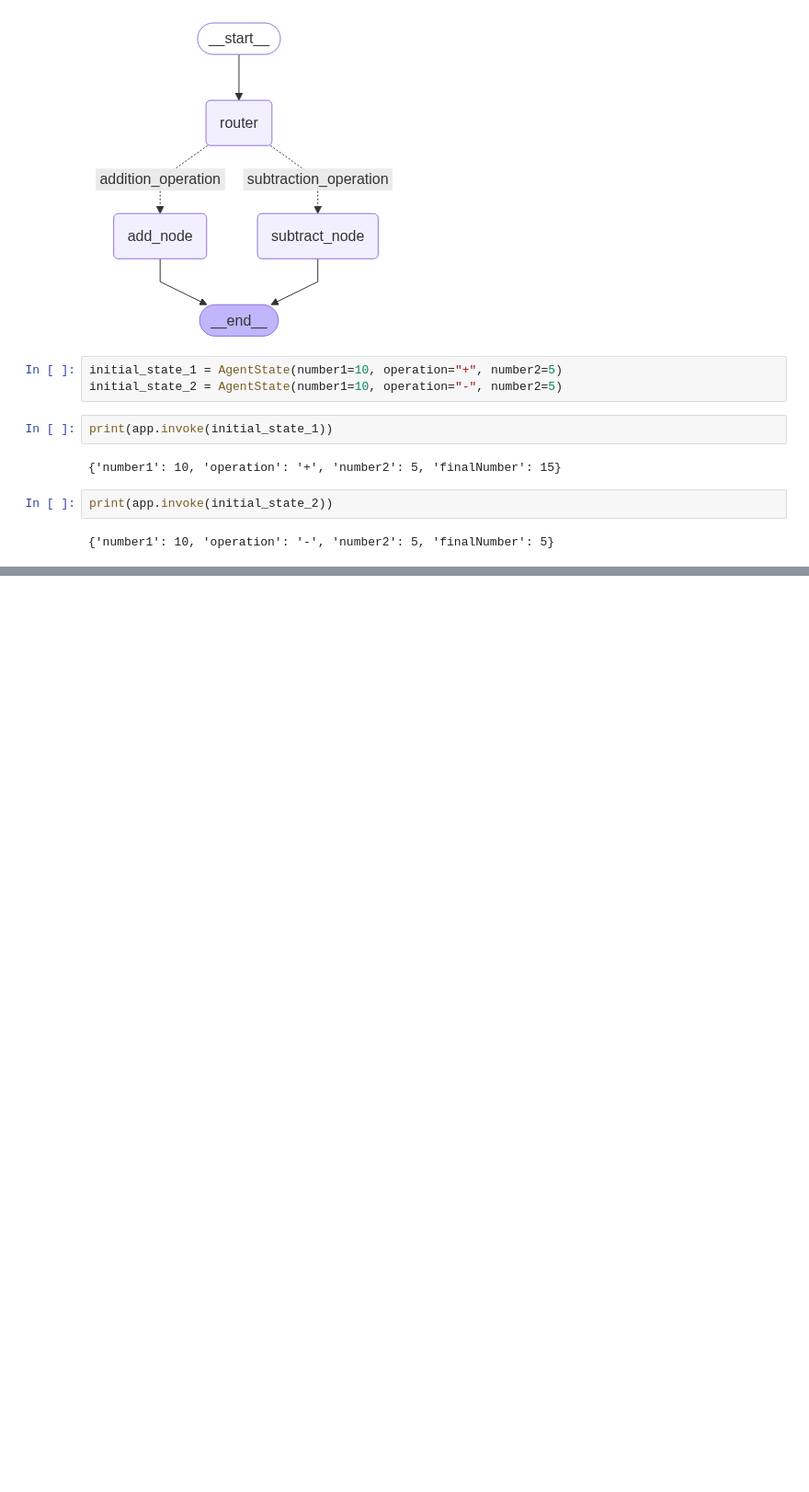
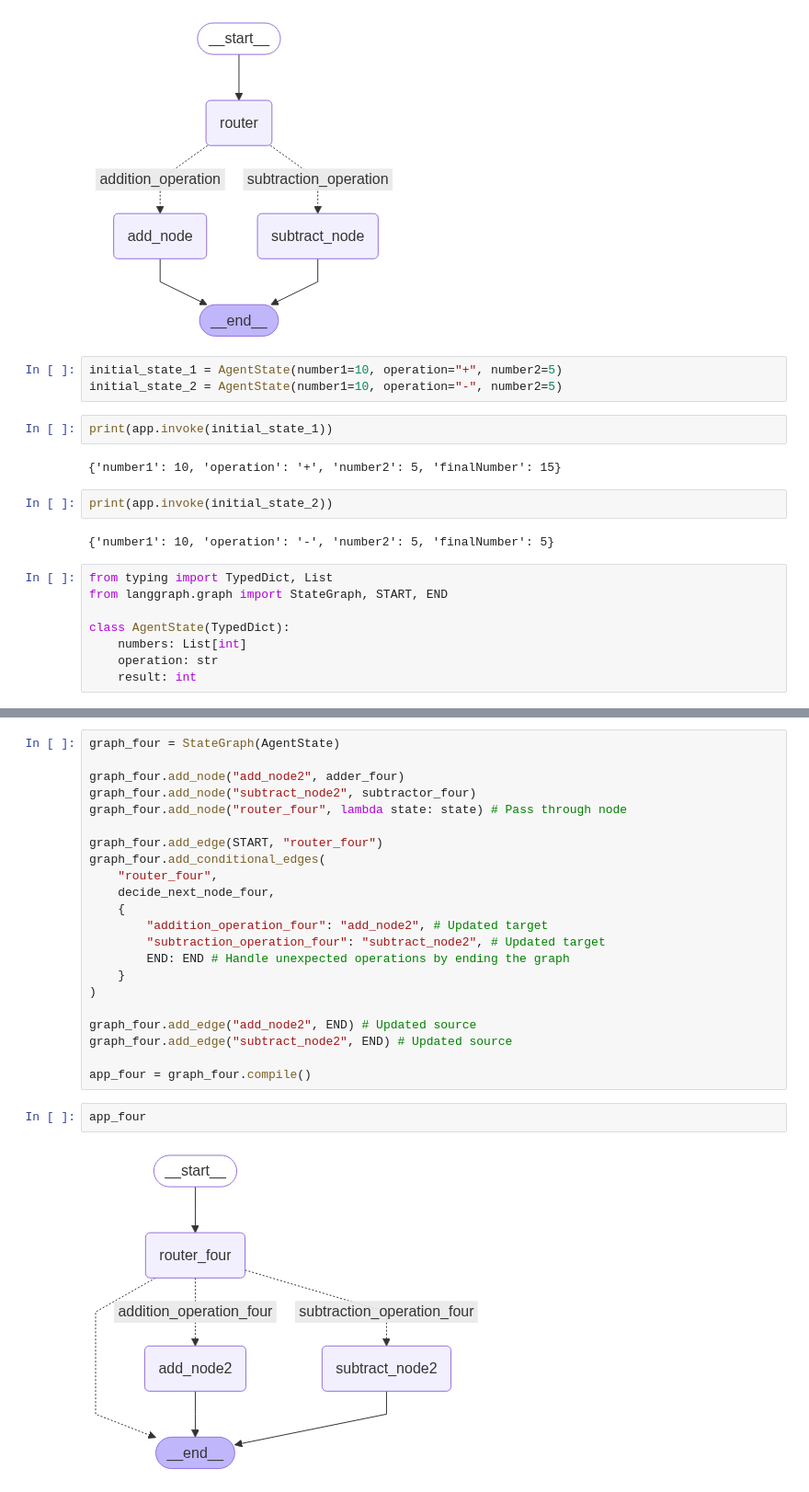
Before and after one commit to debojit11070/langgraph_practice_1, a Jupyter notebook: langgraph_practice.ipynb, the cells around one changed output, grey strips where cells are left out. Shown at 92% size. Drawn from its saved outputs; the diff is of its cells as text; blank space fills up the shorter version.

```diff
--- a/langgraph_practice.ipynb
+++ b/langgraph_practice.ipynb
@@ -299,3 +299,11 @@ print(app.invoke(initial_state_1))
 print(app.invoke(initial_state_2))
 # %% [output]
 {'number1': 10, 'operation': '-', 'number2': 5, 'finalNumber': 5}
+# %%
+from typing import TypedDict, List
+from langgraph.graph import StateGraph, START, END
+
+class AgentState(TypedDict):
+    numbers: List[int]
+    operation: str
+    result: int
@@ -301,0 +336,26 @@ print(app.invoke(initial_state_2))
+# %%
+graph_four = StateGraph(AgentState)
+
+graph_four.add_node("add_node2", adder_four)
+graph_four.add_node("subtract_node2", subtractor_four)
+graph_four.add_node("router_four", lambda state: state) # Pass through node
+
+graph_four.add_edge(START, "router_four")
+graph_four.add_conditional_edges(
+    "router_four",
+    decide_next_node_four,
+    {
+        "addition_operation_four": "add_node2", # Updated target
+        "subtraction_operation_four": "subtract_node2", # Updated target
+        END: END # Handle unexpected operations by ending the graph
+    }
+)
+
+graph_four.add_edge("add_node2", END) # Updated source
+graph_four.add_edge("subtract_node2", END) # Updated source
+
+app_four = graph_four.compile()
+# %%
+app_four
+# %% [output]
+[figure, added]
```
Also changed, not shown: parts of 9 cells of this notebook.
